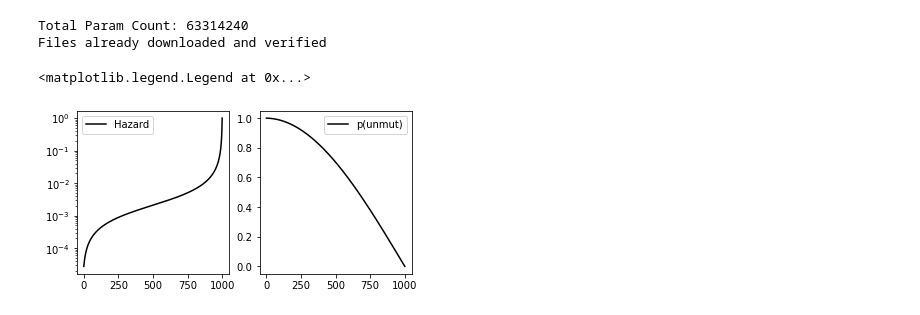
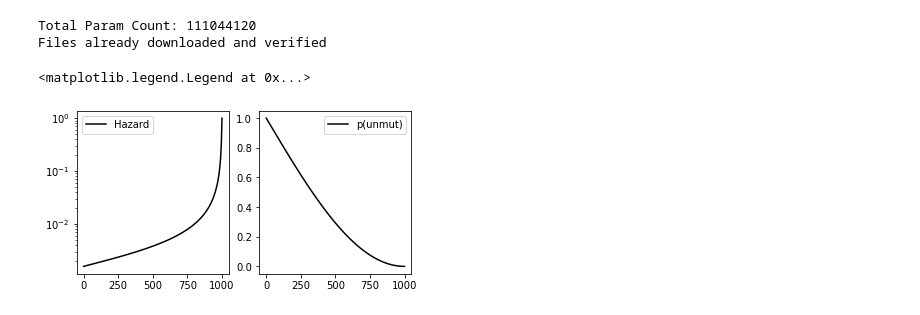
Before and after one commit to AlanNawzadAmin/d3pm, a Jupyter notebook: mut rates.ipynb, the cells around one changed output. Cells and saved outputs as stored; diff of their text form; code cells hidden in the pictures.

```diff
--- a/mut rates.ipynb
+++ b/mut rates.ipynb
@@ -19,11 +24,21 @@ from matplotlib import pyplot as plt
 # %%
-N = 4  # number of classes for discretized state per pixel
+N = 128  # number of classes for discretized state per pixel
 n_T = 1000
 n_channel = 3
-gamma = 1/N
+gamma = 0
 
-d3pm = D3PM(UNet(n_channel, N, n_T, True),
-            n_T, num_classes=N, hybrid_loss_coeff=0.0, gamma=gamma).cuda()
+s_dim = 4
+batch_size = 16
+
+# Masking
+d3pm = D3PM_classic(DiT_Llama(n_channel, N+1, n_T, False, s_dim=s_dim, dim=1024),
+            n_T, num_classes=N+1, hybrid_loss_coeff=0.1, forward_type='masking').cuda()
+# # Uniform
+# d3pm = D3PM_classic(UNet(n_channel, N, n_T, False),
+#             n_T, num_classes=N, hybrid_loss_coeff=0.0).cuda()
+# # Schedule conditioning
+# d3pm = D3PM(SimpleUNet(n_channel, N, n_T, True, s_dim=4),
+#             n_T, num_classes=N, hybrid_loss_coeff=0.01, gamma=gamma).cuda()
 print(f"Total Param Count: {sum([p.numel() for p in d3pm.x0_model.parameters()])}")
 dataset = CIFAR10(
     "./data",
@@ -38,21 +53,21 @@ dataset = CIFAR10(
 )
 train_size = int(len(dataset) * 0.9)
 dataset, test_dataset = random_split(dataset, [train_size, len(dataset) - train_size])
-dataloader = DataLoader(dataset, batch_size=64, shuffle=True, num_workers=16)
-test_dataloader = DataLoader(test_dataset, batch_size=64, shuffle=True, num_workers=16)
+dataloader = DataLoader(dataset, batch_size=batch_size, shuffle=True, num_workers=16)
+test_dataloader = DataLoader(test_dataset, batch_size=batch_size, shuffle=True, num_workers=16)
 # %% [output]
-Total Param Count: 63314240
+Total Param Count: 111044120
 Files already downloaded and verified
-# %%
-fig, ax = plt.subplots(1, 2, figsize=[6, 3])
-ax[0].semilogy(d3pm.beta_t, label="Hazard", color='black')
-ax[0].legend()
-
-steps = torch.arange(d3pm.n_T + 1, dtype=torch.float64) / d3pm.n_T
-alpha_bar = torch.cos((steps + 0.008) / 1.008 * torch.pi / 2)
-ax[1].plot(alpha_bar, label="p(unmut)", color='black')
-ax[1].legend()
-# %% [output]
-<matplotlib.legend.Legend at 0x...>
-[figure, removed]
+# %%
+fig, ax = plt.subplots(1, 2, figsize=[6, 3])
+ax[0].semilogy(d3pm.beta_t, label="Hazard", color='black')
+ax[0].legend()
+
+steps = torch.arange(d3pm.n_T + 1, dtype=torch.float64) / d3pm.n_T
+alpha_bar = 1-torch.cos((1 - steps) * torch.pi / 2)
+ax[1].plot(alpha_bar, label="p(unmut)", color='black')
+ax[1].legend()
+# %% [output]
+<matplotlib.legend.Legend at 0x...>
+[figure, added]
 # %%
```
Also changed, not shown: parts of 7 cells of this notebook, 18 other files.
